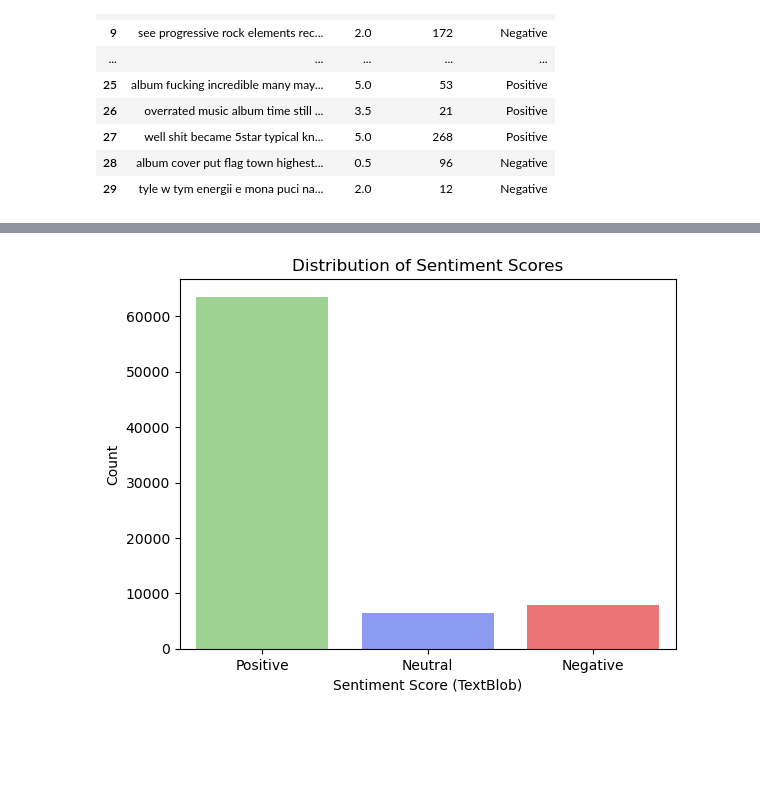
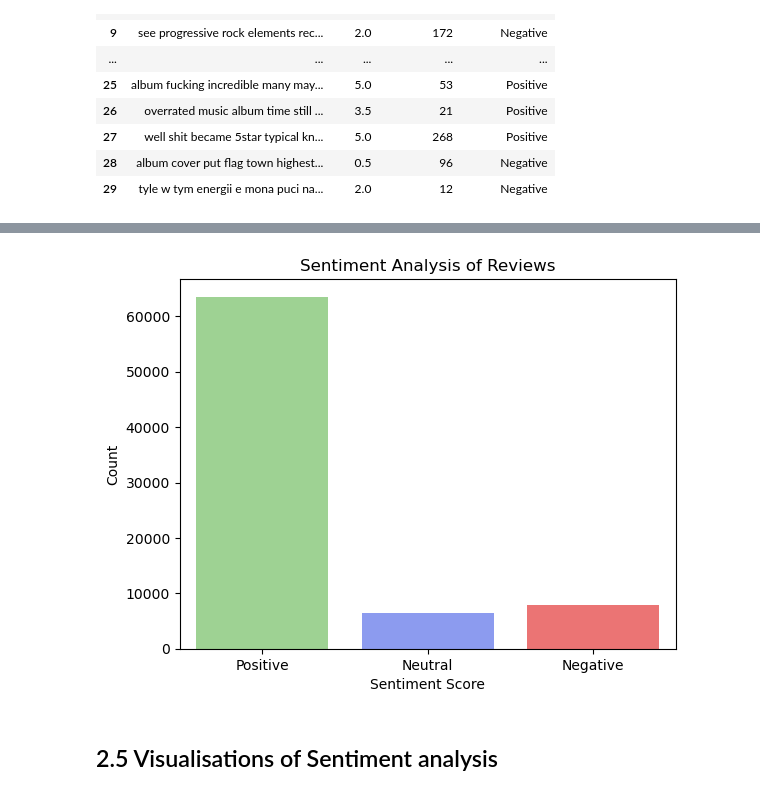
Before and after one commit to IC2020341/IngridCastro_ML_CA2, a Jupyter notebook: IngridCastro_ML_CA2.ipynb.ipynb, the cells around one changed output, grey strips where cells are left out. Cells and saved outputs as stored; diff of their text form; code cells hidden in the pictures; blank space fills up the shorter version.

```diff
--- a/IngridCastro_ML_CA2.ipynb.ipynb
+++ b/IngridCastro_ML_CA2.ipynb.ipynb
@@ -811,12 +838,3 @@ df2['Review'] = df2['Review'].apply(remove_stopwords)
-# %%
-def detect_language(text):
-    try:
-        lang = detect(text)
-        return lang
-    except:
-        return None
-
-df2['language'] = df2['Review'].apply(detect_language)
 # %% [markdown]
 ### Word Count Addition
 # %%
@@ -894,7 +985,7 @@ df2.head(30)
 # %%
-df2["sentiment_score"] = df2["Review"].apply(lambda x:TextBlob(x).sentiment[0])
+df2["Sentiment_Score"] = df2["Review"].apply(lambda x:TextBlob(x).sentiment[0])
 # %%
-df2["sentiment_score_textblob"] = df2["sentiment_score"].apply(lambda x: "Positive" if  x > 0 else("Neutral" if x == 0 else "Negative"))
+df2["Sentiment_Score"] = df2["Sentiment_Score"].apply(lambda x: "Positive" if  x > 0 else("Neutral" if x == 0 else "Negative"))
 # %%
 df2.head(30)
 # %% [output]
@@ -918,9 +1009,11 @@ df2.head(30)
 # %%
 colors = ["#97DD88", "#7B8FFF","#FF6060"]
-sns.countplot(x = "sentiment_score_textblob", hue="sentiment_score_textblob", data=df2, palette=colors)
-plt.xlabel("Sentiment Score (TextBlob)")
+sns.countplot(x = "Sentiment_Score", hue="Sentiment_Score", data=df2, palette=colors)
+plt.xlabel("Sentiment Score")
 plt.ylabel("Count")
-plt.title("Distribution of Sentiment Scores")
+plt.title("Sentiment Analysis of Reviews")
 plt.show()
 # %% [output]
-[figure, old version]
+[figure, new version]
+# %% [markdown]
+## 2.5 Visualisations of Sentiment analysis
```
Also changed, not shown: parts of 49 cells of this notebook.
